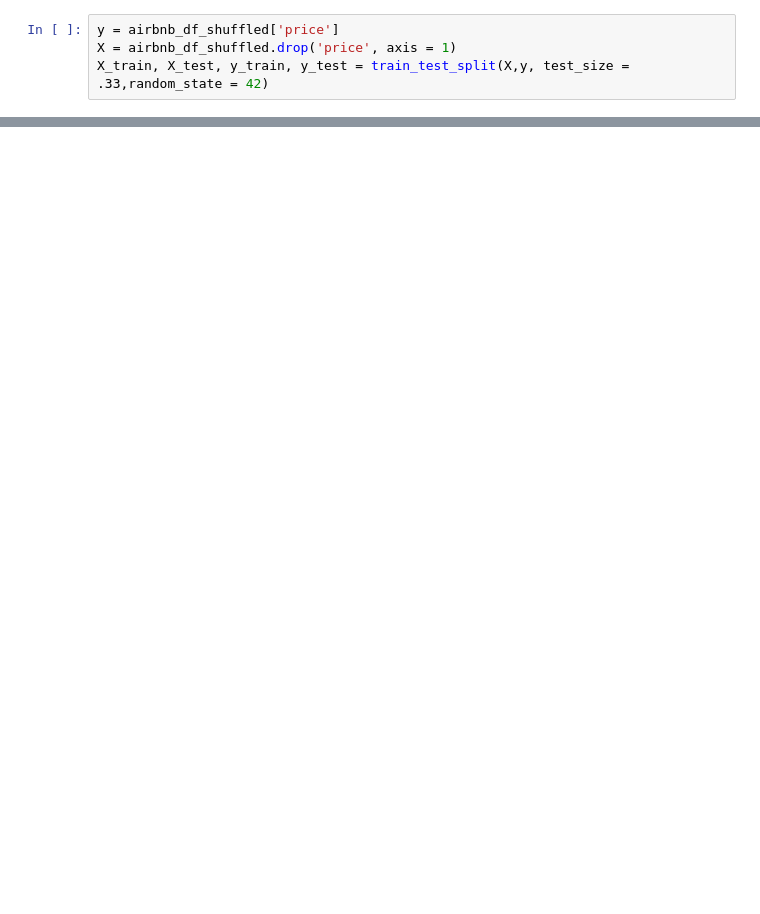
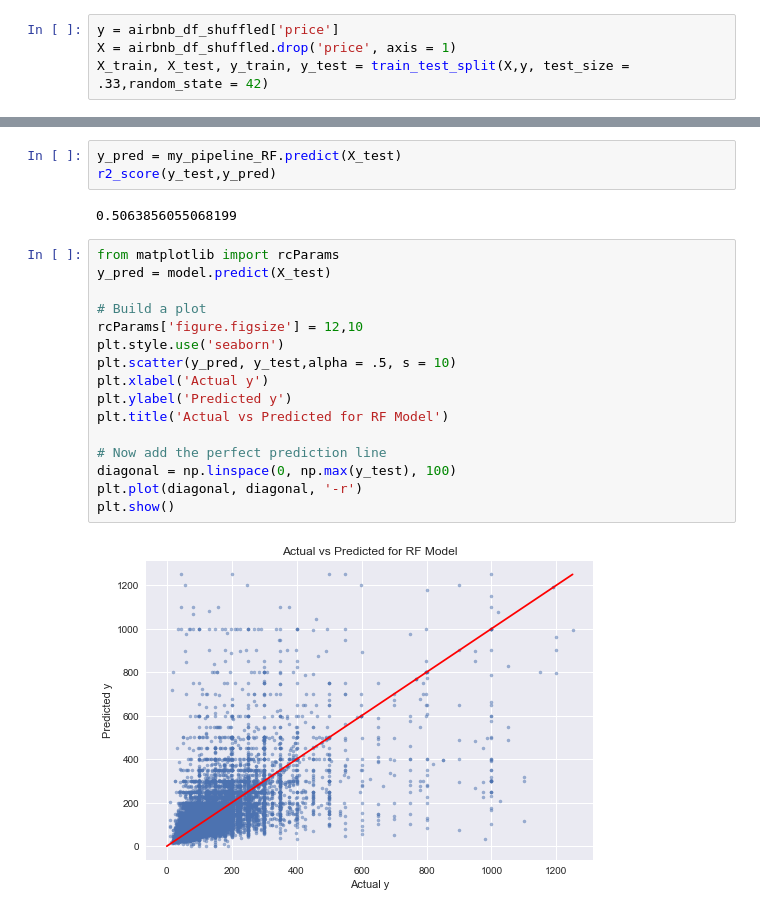
Before and after one commit to darrel-ferrer/Airbnb-NYC-Price-Prediction, a Jupyter notebook: Springboard Capstone One - Machine Learning.ipynb, the cells around one changed output, grey strips where cells are left out. Saved outputs shown, nothing was run; the diff lists cells and outputs as text; blank space fills up the shorter version.

```diff
--- a/Springboard Capstone One - Machine Learning.ipynb
+++ b/Springboard Capstone One - Machine Learning.ipynb
@@ -98 +123,24 @@ RMSE: 48.39
+# %%
+y_pred = my_pipeline_RF.predict(X_test)
+r2_score(y_test,y_pred)
+# %% [output]
+0.5063856055068199
+# %%
+from matplotlib import rcParams
+y_pred = model.predict(X_test)
+
+# Build a plot
+rcParams['figure.figsize'] = 12,10
+plt.style.use('seaborn')
+plt.scatter(y_pred, y_test,alpha = .5, s = 10)
+plt.xlabel('Actual y')
+plt.ylabel('Predicted y')
+plt.title('Actual vs Predicted for RF Model')
+
+# Now add the perfect prediction line
+diagonal = np.linspace(0, np.max(y_test), 100)
+plt.plot(diagonal, diagonal, '-r')
+plt.show()
+# %% [output]
+[figure, added]
 # %%
```
Also changed, not shown: parts of 25 cells of this notebook.
